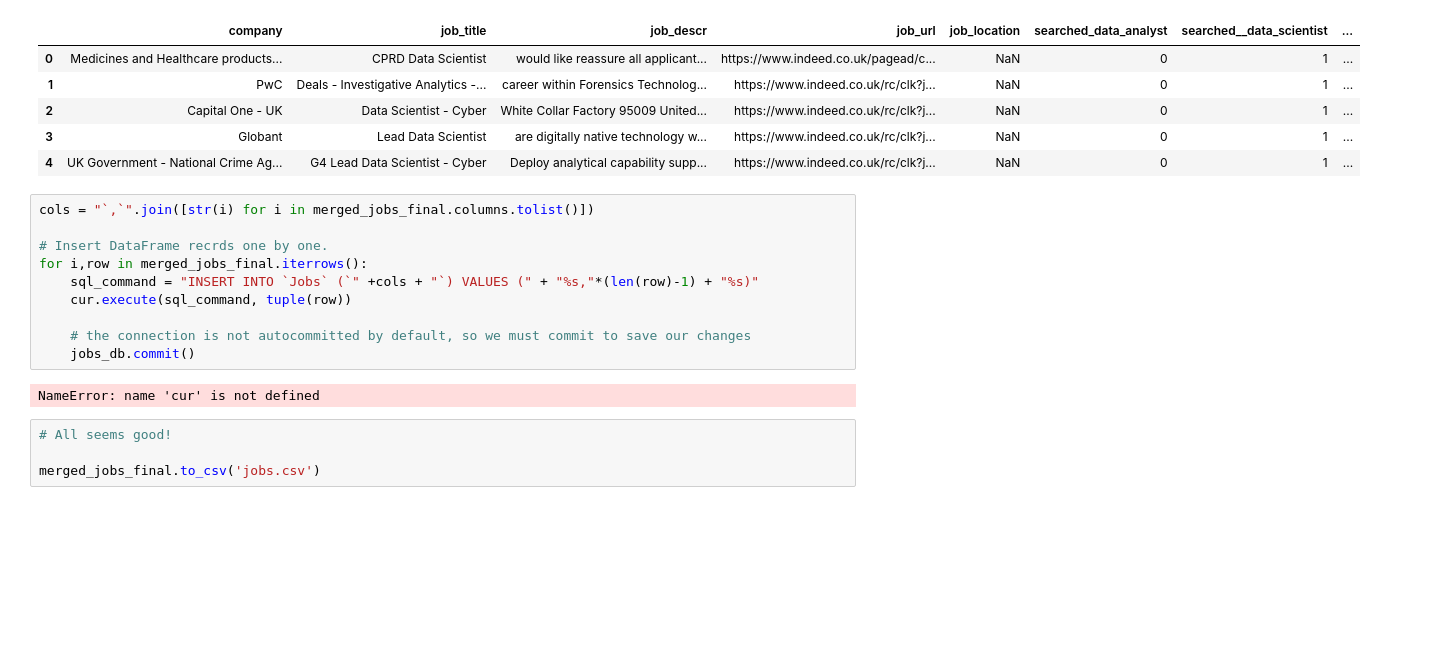
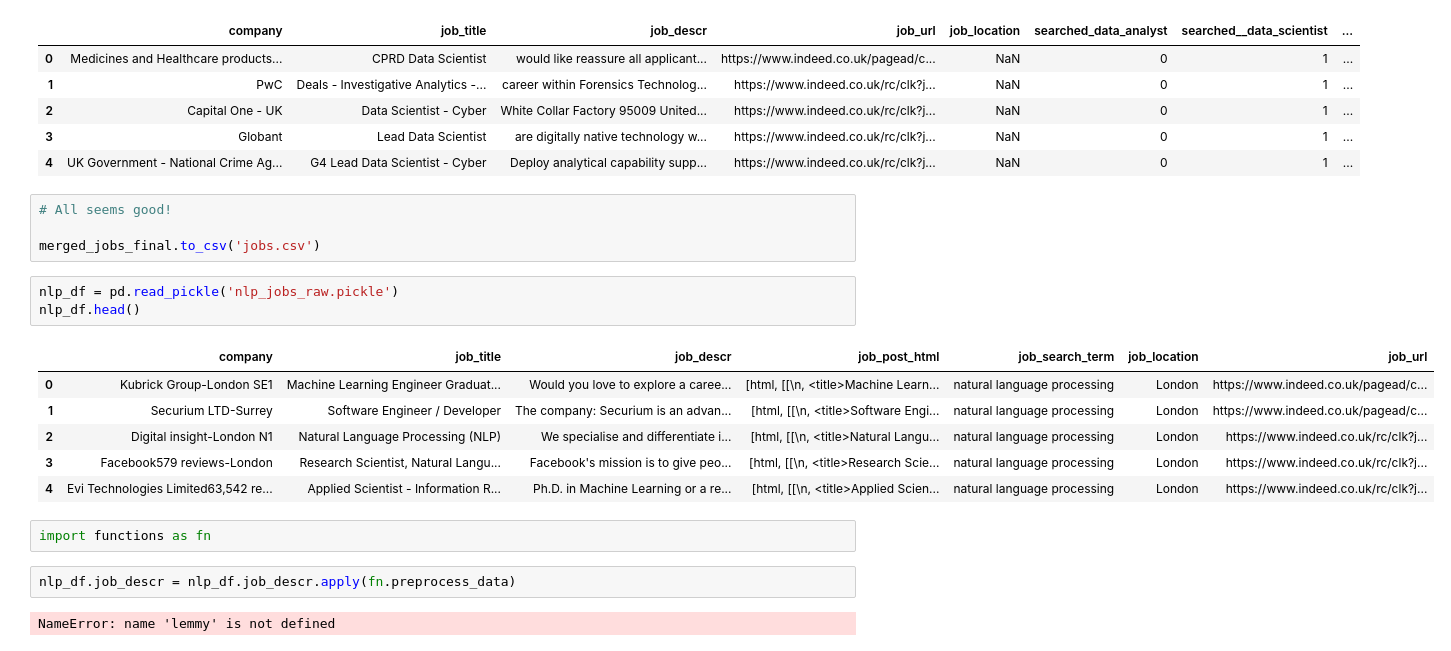
Before and after one commit to Ioana-P/MLEng_vs_DScientist_analysis, a Jupyter notebook: 4b. Data_preprocessing.ipynb, the cells around one changed output. Saved outputs shown, nothing was run; the diff lists cells and outputs as text; blank space fills up the shorter version.

Commit message:
collected nlp jobs; started preproc

```diff
--- a/4b. Data_preprocessing.ipynb
+++ b/4b. Data_preprocessing.ipynb
@@ -983,19 +911,23 @@ merged_jobs_final.head()
 | 2 | Capital One - UK | Data Scientist - Cyber | White Collar Factory 95009 United... | https://www.indeed.co.uk/rc/clk?j... | NaN | 0 | 1 | ... |
 | 3 | Globant | Lead Data Scientist | are digitally native technology w... | https://www.indeed.co.uk/rc/clk?j... | NaN | 0 | 1 | ... |
 | 4 | UK Government - National Crime Ag... | G4 Lead Data Scientist - Cyber | Deploy analytical capability supp... | https://www.indeed.co.uk/rc/clk?j... | NaN | 0 | 1 | ... |
-# %%
-cols = "`,`".join([str(i) for i in merged_jobs_final.columns.tolist()])
-
-# Insert DataFrame recrds one by one.
-for i,row in merged_jobs_final.iterrows():
-    sql_command = "INSERT INTO `Jobs` (`" +cols + "`) VALUES (" + "%s,"*(len(row)-1) + "%s)"
-    cur.execute(sql_command, tuple(row))
-
-    # the connection is not autocommitted by default, so we must commit to save our changes
-    jobs_db.commit()
-# %% [output]
-NameError: name 'cur' is not defined
 # %%
 # All seems good!
 
 merged_jobs_final.to_csv('jobs.csv')
+# %%
+nlp_df = pd.read_pickle('nlp_jobs_raw.pickle')
+nlp_df.head()
+# %% [output]
+|  | company | job_title | job_descr | job_post_html | job_search_term | job_location | job_url |
+| 0 | Kubrick Group-London SE1 | Machine Learning Engineer Graduat... | Would you love to explore a caree... | [html, [[\n, <title>Machine Learn... | natural language processing | London | https://www.indeed.co.uk/pagead/c... |
+| 1 | Securium LTD-Surrey | Software Engineer / Developer | The company: Securium is an advan... | [html, [[\n, <title>Software Engi... | natural language processing | London | https://www.indeed.co.uk/pagead/c... |
+| 2 | Digital insight-London N1 | Natural Language Processing (NLP) | We specialise and differentiate i... | [html, [[\n, <title>Natural Langu... | natural language processing | London | https://www.indeed.co.uk/rc/clk?j... |
+| 3 | Facebook579 reviews-London | Research Scientist, Natural Langu... | Facebook's mission is to give peo... | [html, [[\n, <title>Research Scie... | natural language processing | London | https://www.indeed.co.uk/rc/clk?j... |
+| 4 | Evi Technologies Limited63,542 re... | Applied Scientist - Information R... | Ph.D. in Machine Learning or a re... | [html, [[\n, <title>Applied Scien... | natural language processing | London | https://www.indeed.co.uk/rc/clk?j... |
+# %%
+import functions as fn
+# %%
+nlp_df.job_descr = nlp_df.job_descr.apply(fn.preprocess_data)
+# %% [output]
+NameError: name 'lemmy' is not defined
```
Also changed, not shown: parts of 7 cells of this notebook.
